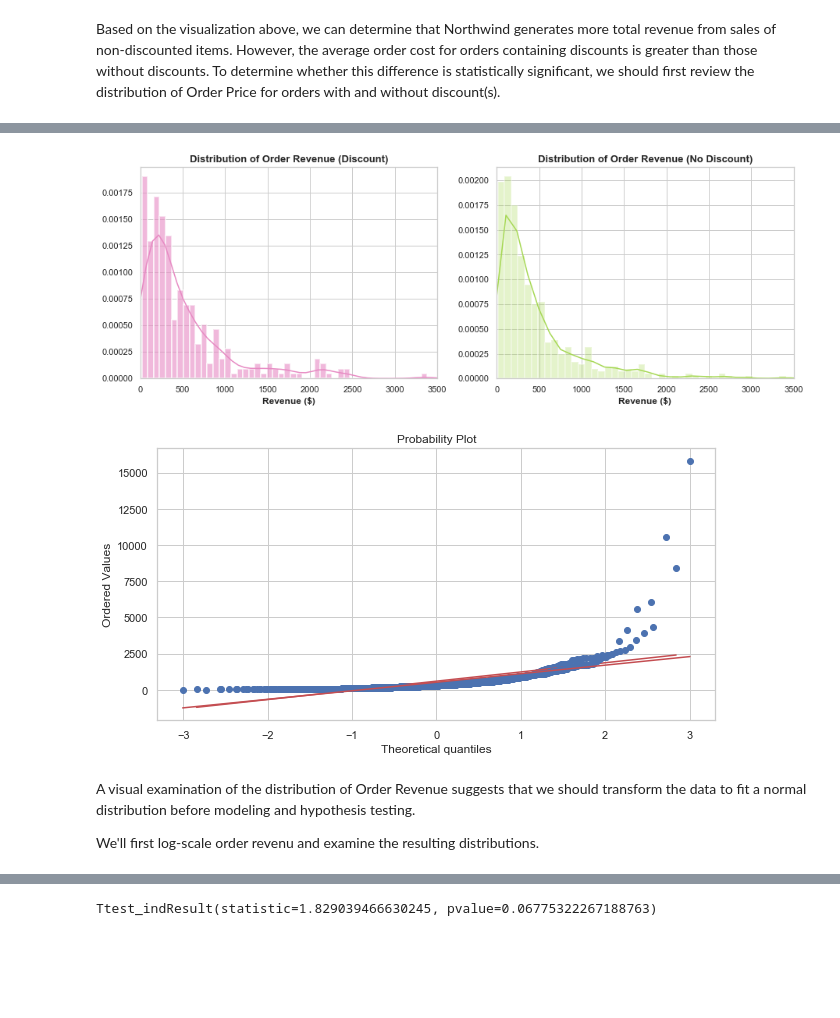
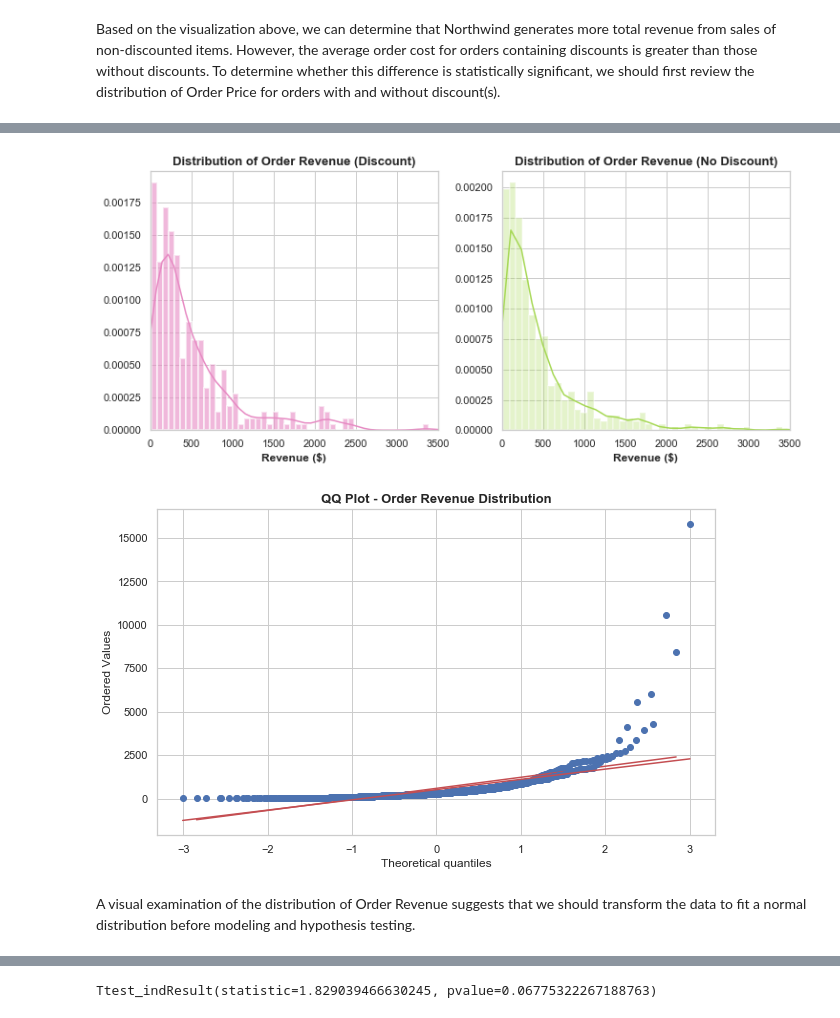
Before and after one commit to pawoody/dsc-2-final-project-online-ds-ft-041519, a Jupyter notebook: Mod 2 Project.ipynb, the cells around one changed output, grey strips where cells are left out. Cells and saved outputs as stored; diff of their text form; code cells hidden in the pictures; blank space fills up the shorter version.

```diff
--- a/Mod 2 Project.ipynb
+++ b/Mod 2 Project.ipynb
@@ -1259,3 +1147,0 @@ memory usage: 32.5+ KB
-# %%
-df_discount_spend['QuantityPerUnit'] = df_discount_spend['QuantityPerUnit'].apply(lambda x: (x.split()))
-df_discount_spend.head(3)
@@ -1290,4 +1147,0 @@ print(len(QuantityPerUnitEdit))
-# %%
-# Inserting newly extracted list into new DataFrame column using np:
-df_discount_spend['QuantityPerUnitEdit'] = np.array(QuantityPerUnitEdit)
-df_discount_spend.head(3)
@@ -1299,4 +1147,0 @@ df_discount_spend.head(3)
-# %%
-# Dropping 'QuantityPerUnit' column:
-df_discount_spend.drop(['QuantityPerUnit'], axis=1, inplace=True)
-df_discount_spend.head(3)
@@ -1361,4 +1147,0 @@ print(min(OrderPrice))
-# %%
-# Inserting new column 'OrderPrice' into DataFrame:
-df_discount_spend['OrderPrice'] = np.array(OrderPrice)
-df_discount_spend.head(3)
@@ -1510,40 +1287,46 @@ After reviewing the visualization above, it appears that the presence of outlier
 # %%
 # Visualizing Distribution of Order Price with/without discounts:
 sns.set_style('whitegrid')
-fig, axes = plt.subplots(1,2, figsize=(15,5))
+fig, axes = plt.subplots(1,2, figsize=(12,5))
 
 # Plotting the same distributions above on separate axes:
 sns.distplot(df_discount_spend_disc.OrderPrice, label='Discount', color='#E78AC3', bins=120, ax=axes[0],
                  hist_kws={"linewidth": 2, "alpha": .6})
 sns.distplot(df_discount_spend_nodisc.OrderPrice, label='No Discount', color='#A6D854', bins=200,
                   hist_kws={"linewidth": 2, "alpha": .3})
 
 # Subplot 1 Labels:
 axes[0].set_title('Distribution of Order Revenue (Discount)', fontweight='bold', fontsize=13)
 axes[0].set_xlabel('Revenue ($)', fontweight='semibold')
 axes[0].set_ylabel('')
 axes[0].set_xlim(-2, 3500)
 
 #Subplot 2 Labels:
 axes[1].set_title('Distribution of Order Revenue (No Discount)', fontweight='bold', fontsize=13)
 axes[1].set_xlabel('Revenue ($)', fontweight='semibold')
 axes[1].set_ylabel('')
 axes[1].set_xlim(-2, 3500)
 
-fig.subplots_adjust(hspace=.75);
+fig.subplots_adjust(wspace=.22)
+
+fig.savefig('OrderRev_Distribution_hist_bool.png', bbox_inches='tight')
+plt.show()
 # %% [output]
-[figure, old version]
+[figure, new version]
 # %%
-# Investigating Normality:
+# Visualizing Distribution:
+fig, ax = plt.subplots()
+
 stats.probplot(df_discount_spend_disc.OrderPrice, plot = plt),
 stats.probplot(df_discount_spend_nodisc.OrderPrice, plot = plt),
+
+ax.set_title('QQ Plot - Order Revenue Distribution', fontsize=13, fontweight='semibold')
+
 plt.show()
 # %% [output]
-[figure, old version]
+[figure, new version]
 # %% [markdown]
 A visual examination of the distribution of Order Revenue suggests that we should transform the data to fit a normal distribution before modeling and hypothesis testing.
-
-We'll first log-scale order revenu and examine the resulting distributions.
 # %%
 # Creating/previewing a copy of the df_discount_spend DataFrame:
 df_log_discount_spend = df_discount_spend.copy()
```
Also changed, not shown: parts of 310 cells of this notebook, 15 other files.
